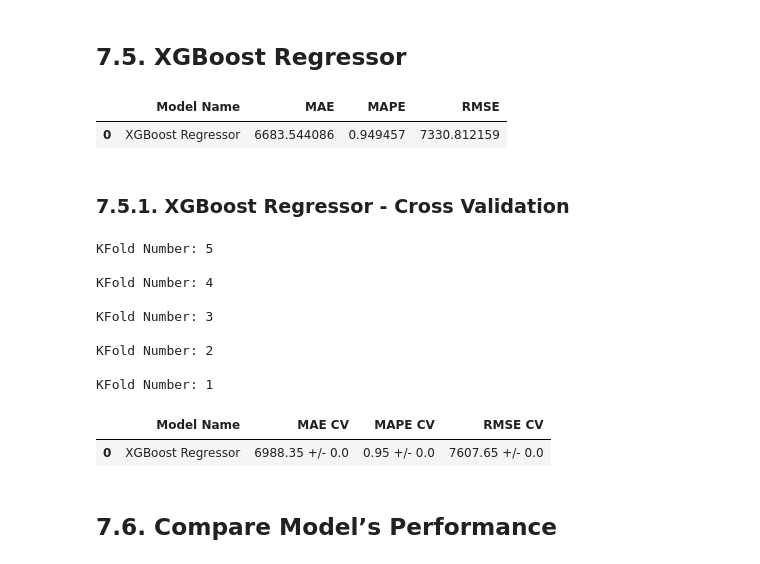
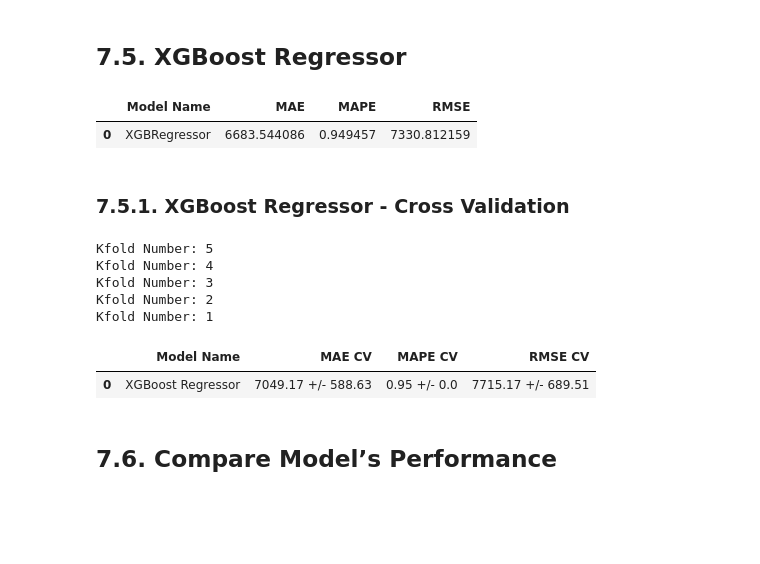
Before and after one commit to luishmq/rossmann_project, a Jupyter notebook: rossman_project.ipynb, the cells around one changed output. Cells and saved outputs as stored; diff of their text form; code cells hidden in the pictures; blank space fills up the shorter version.

```diff
--- a/rossman_project.ipynb
+++ b/rossman_project.ipynb
@@ -1107,40 +1113,38 @@ NameError: name 'rf' is not defined
 # %% [markdown]
 ## 7.5. XGBoost Regressor
 # %%
-# model
-model_xgb = xgb.XGBRegressor( objective='reg:squarederror',
-n_estimators=100,
-eta=0.01,
-max_depth=10,
-subsample=0.7,
-colsample_bytree=0.9 ).fit( x_train, y_train )
+# Model
+model_xgb = xgb.XGBRegressor(
+    objective = 'reg:squarederror',
+    n_estimators = 100,
+    eta = 0.01,
+    max_depth = 10,
+    subsample=0.7,
+    colsample_bytree=0.9
+).fit(x_train, y_train)
 
-# prediction
-yhat_xgb = model_xgb.predict( x_test )
+# Prediction
+yhat_xgb = model_xgb.predict(x_test)
 
-# performance
-xgb_result = ml_error( 'XGBoost Regressor', np.expm1( y_test ), np.expm1(yhat_xgb ) )
+# Performance
+xgb_result = ml_error('XGBRegressor', np.expm1(y_test), np.expm1(yhat_xgb))
 xgb_result
 # %% [output]
 |  | Model Name | MAE | MAPE | RMSE |
-| 0 | XGBoost Regressor | 6683.544086 | 0.949457 | 7330.812159 |
+| 0 | XGBRegressor | 6683.544086 | 0.949457 | 7330.812159 |
 # %% [markdown]
 ### 7.5.1. XGBoost Regressor - Cross Validation
 # %%
 xgb_result_cv = cross_validation( x_training, 5, 'XGBoost Regressor', model_xgb, verbose=True )
 xgb_result_cv
 # %% [output]
-KFold Number: 5
-
-KFold Number: 4
-
-KFold Number: 3
-
-KFold Number: 2
-
-KFold Number: 1
+Kfold Number: 5
+Kfold Number: 4
+Kfold Number: 3
+Kfold Number: 2
+Kfold Number: 1
 |  | Model Name | MAE CV | MAPE CV | RMSE CV |
-| 0 | XGBoost Regressor | 6988.35 +/- 0.0 | 0.95 +/- 0.0 | 7607.65 +/- 0.0 |
+| 0 | XGBoost Regressor | 7049.17 +/- 588.63 | 0.95 +/- 0.0 | 7715.17 +/- 689.51 |
 # %% [markdown]
 ## 7.6. Compare Model’s Performance
 # %% [markdown]
```
Also changed, not shown: parts of 15 cells of this notebook.
